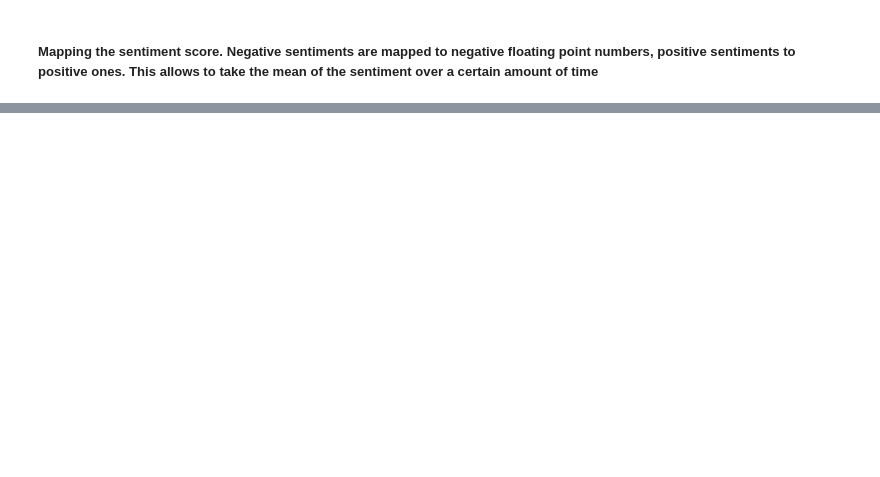
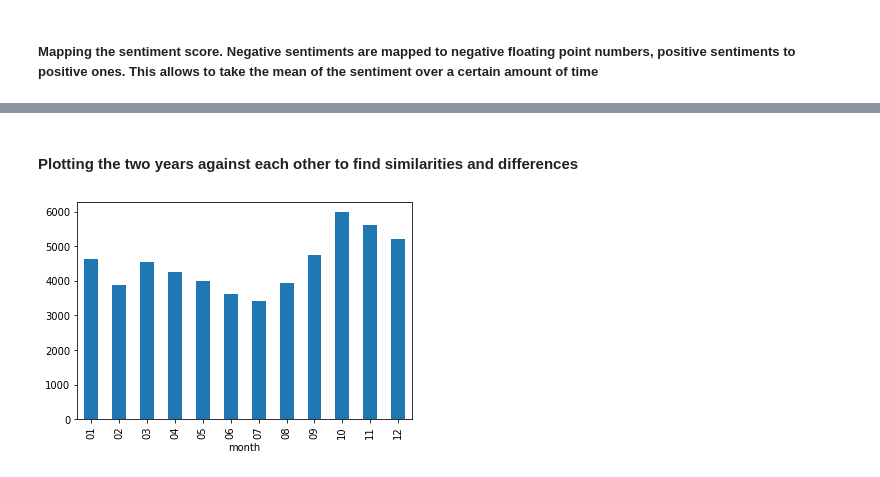
Before and after one commit to epfl-ada/ada-2021-project-hach, a Jupyter notebook: Flair_2.ipynb, the cells around one changed output, grey strips where cells are left out. Drawn from its saved outputs; the diff is of its cells as text; code cells hidden in the pictures; blank space fills up the shorter version.

```diff
--- a/Flair_2.ipynb
+++ b/Flair_2.ipynb
@@ -14,2 +40,2 @@ UsageError: Line magic function `%` not found.
 # %%
-df_sentiments = pd.read_pickle('data/climate_df_sentiments_2018.pkl')
+df_18 = pd.read_pickle('data/climate_df_sentiments_2018.pkl')
@@ -17,0 +54,4 @@ df_sentiments = pd.read_pickle('data/climate_df_sentiments_2018.pkl')
+# %%
+def plot_months(df):
+    #Plotting the number of quotes per month
+    df.groupby('month')['quoteID'].count().plot(kind='bar')
@@ -17,0 +84,6 @@ df_sentiments = pd.read_pickle('data/climate_df_sentiments_2018.pkl')
+# %% [markdown]
+#### Plotting the two years against each other to find similarities and differences
+# %%
+plot_months(df_18)
+# %% [output]
+[figure, added]
```
Also changed, not shown: parts of 63 cells of this notebook, 4 other files.
